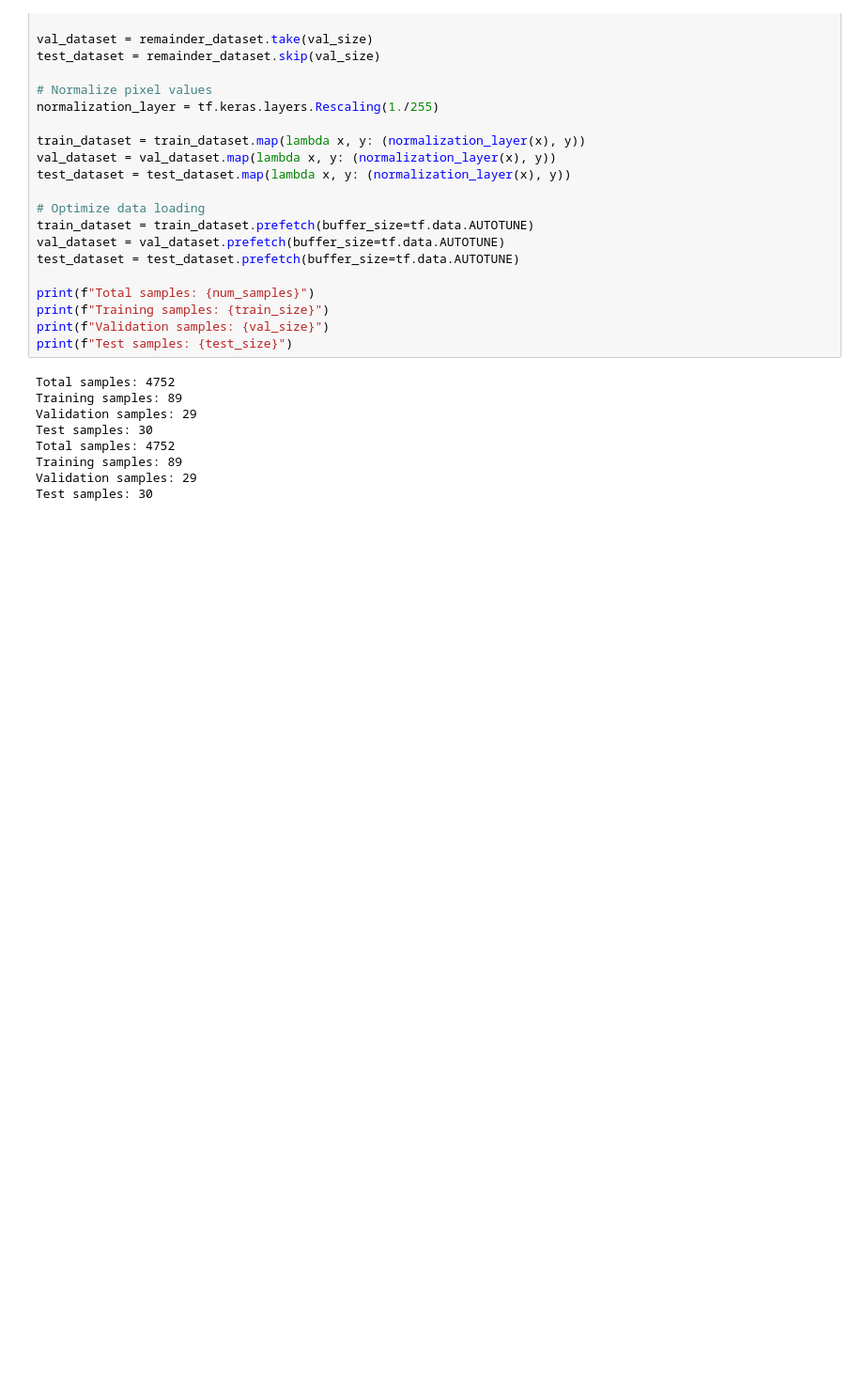
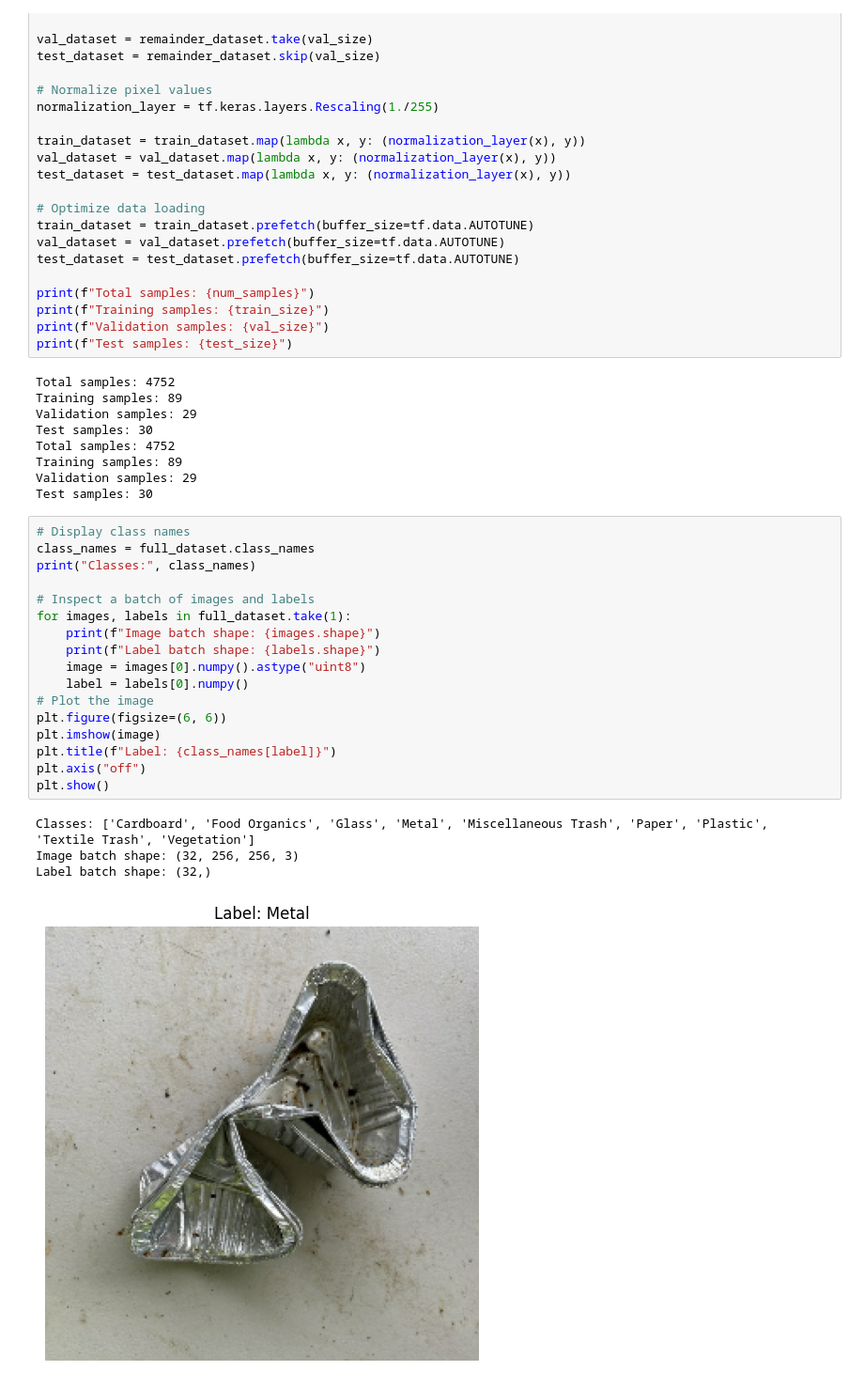
Before and after one commit to TeamVortex-X/Simple-convolutional-neural-network-to-perform-classification, a Jupyter notebook: Task_2.ipynb, the cells around one changed output. Shown at 94% size. Drawn from its saved outputs; the diff is of its cells as text; blank space fills up the shorter version.

```diff
--- a/Task_2.ipynb
+++ b/Task_2.ipynb
@@ -80,6 +81,28 @@ Total samples: 4752
 Training samples: 89
 Validation samples: 29
 Test samples: 30
+# %%
+# Display class names
+class_names = full_dataset.class_names
+print("Classes:", class_names)
+
+# Inspect a batch of images and labels
+for images, labels in full_dataset.take(1):
+    print(f"Image batch shape: {images.shape}")
+    print(f"Label batch shape: {labels.shape}")
+    image = images[0].numpy().astype("uint8")
+    label = labels[0].numpy()
+# Plot the image
+plt.figure(figsize=(6, 6))
+plt.imshow(image)
+plt.title(f"Label: {class_names[label]}")
+plt.axis("off")
+plt.show()
+# %% [output]
+Classes: ['Cardboard', 'Food Organics', 'Glass', 'Metal', 'Miscellaneous Trash', 'Paper', 'Plastic', 'Textile Trash', 'Vegetation']
+Image batch shape: (32, 256, 256, 3)
+Label batch shape: (32,)
+[figure, added]
 # %%
 from tensorflow.keras.applications import InceptionResNetV2, DenseNet121
 from tensorflow.keras import layers, models
```
Also changed, not shown: parts of 12 cells of this notebook.
